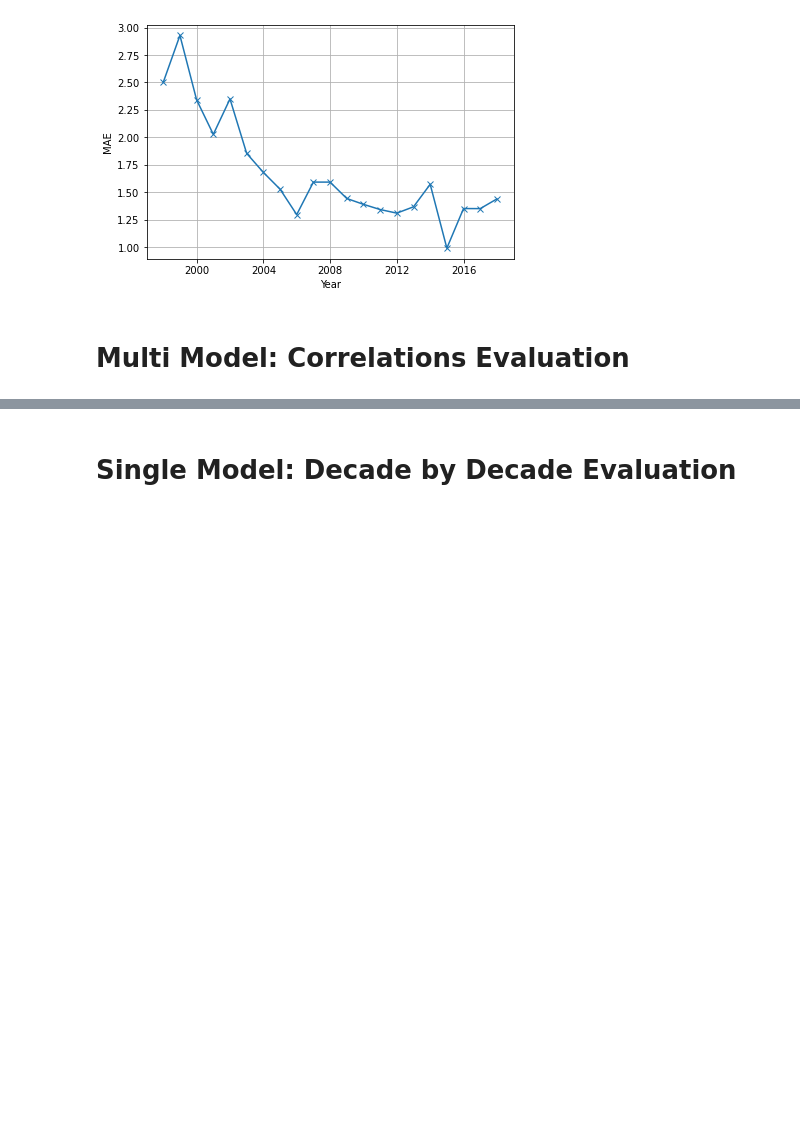
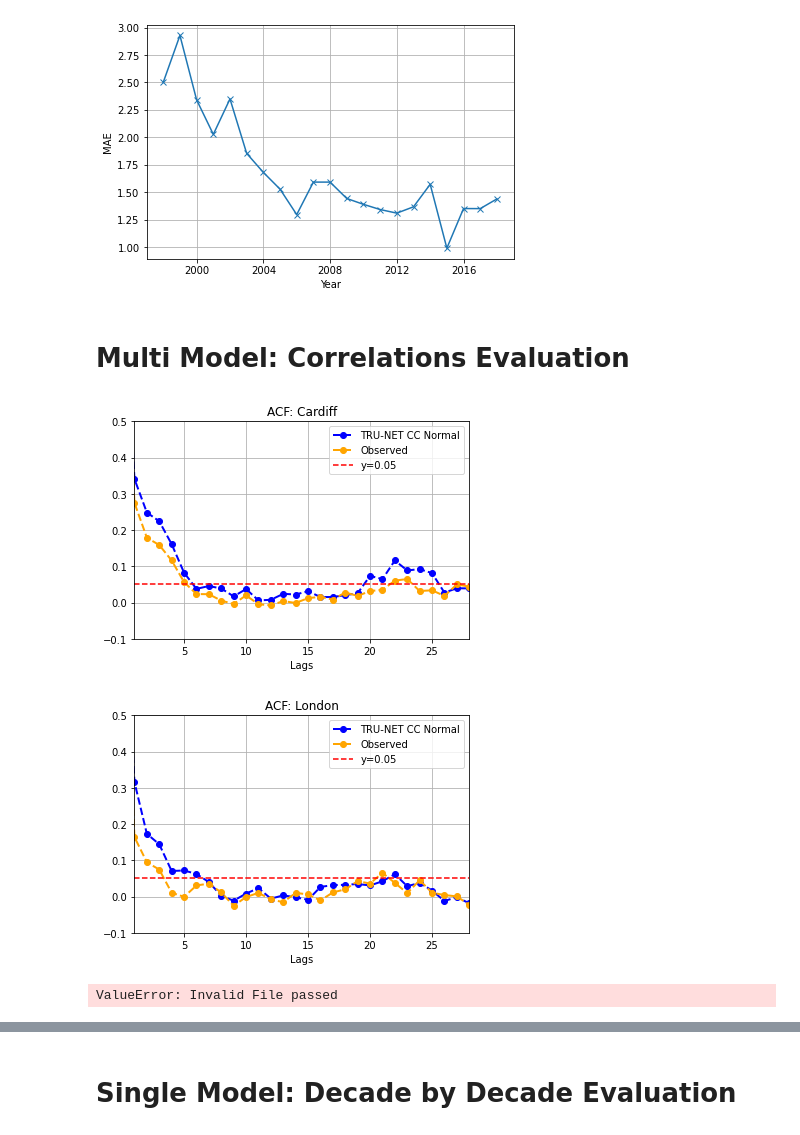
Before and after one commit to Rilwan-Adewoyin/TRUNET, a Jupyter notebook: Viualizations.ipynb, the cells around one changed output, grey strips where cells are left out. Saved outputs shown, nothing was run; the diff lists cells and outputs as text; code cells hidden in the pictures; blank space fills up the shorter version.

```diff
--- a/Viualizations.ipynb
+++ b/Viualizations.ipynb
@@ -1078,12 +1078,17 @@ DatetimeIndex(['1998-01-01', '1999-01-01', '2000-01-01', '2001-01-01',
 # %%
 #auto-correlation for point predictions for center point of cities
 
 cities = ["Cardiff","London","Birmingham","Glasgow","Manchester"]
 for city in cities:
-    temp = {"fp": f"./Output/THST_mc_dropout_Normal_True__{city}_train1979_2007_2007_2013_test2014_2019-07-02/Predictions/local.dat", "stochastic":True, 'distr_name':"Normal", "model_name":"TRU-NET CC Normal"}
+    #temp = {"fp": f"./Output/THST_mc_dropout_Normal_True__{city}_train1979_2007_2007_2013_test2014_2019-07-02/Predictions/local.dat", "stochastic":True, 'distr_name':"Normal", "model_name":"TRU-NET CC Normal"}
+    temp = {"fp": f"./Output/TRUNET_mc_dropout_Normal_True_Car_Lon_Gla_Bir_Lan_Man_Liv_Bra_Edi_Lee_Dub_Nor_Tru_New_Ply_Ban_{city}_train1979_2009_2014_test2014_2019-07-02_/Predictions/local.dat", "stochastic":True, 'distr_name':"Normal", "model_name":"TRU-NET CC Normal"}
     print("\n")
 
     auto_correllation_plots( temp, city, errors=False )
+# %% [output]
+[figure, added]
+[figure, added]
+ValueError: Invalid File passed
 # %%
 #cross-correlation for predictions for center point of cities
 
```
Also changed, not shown: parts of 1 cell of this notebook, 3 other files.
